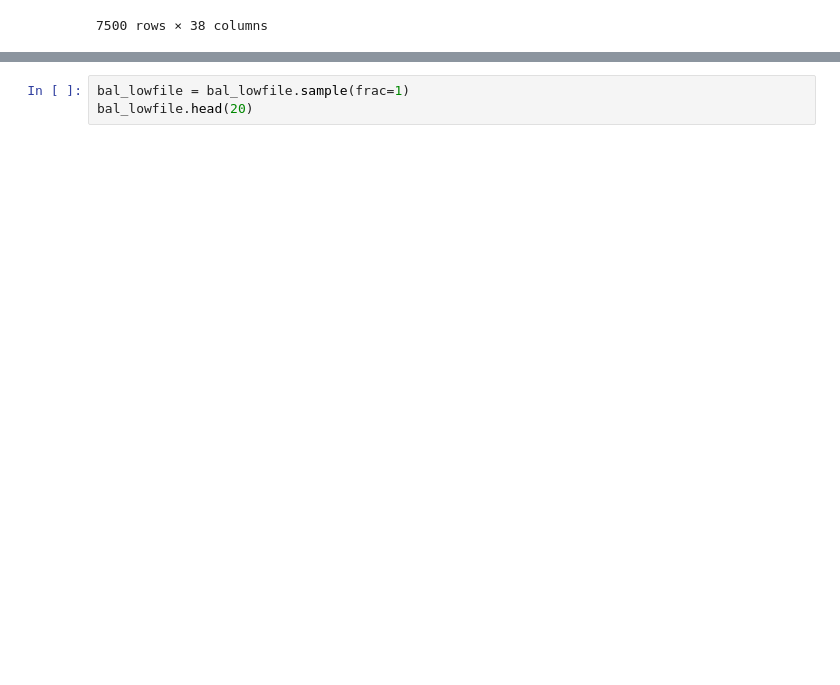
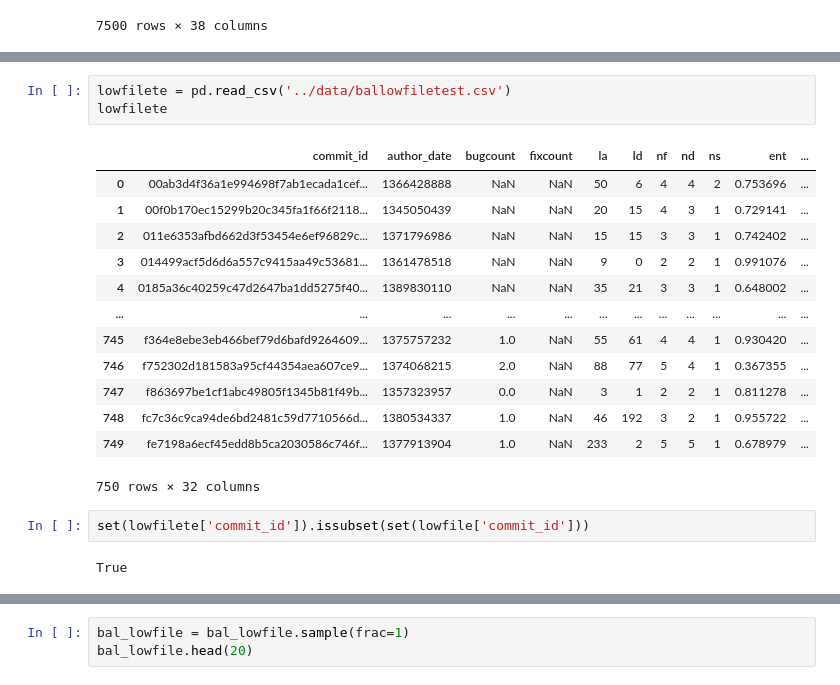
Before and after one commit to uw-swag/jit-bugpred, a Jupyter notebook: notebooks/moving_target.ipynb, the cells around one changed output, grey strips where cells are left out. Drawn from its saved outputs; the diff is of its cells as text; blank space fills up the shorter version.

```diff
--- a/notebooks/moving_target.ipynb
+++ b/notebooks/moving_target.ipynb
@@ -197,0 +235,21 @@ bal_lowfile
+# %%
+lowfilete = pd.read_csv('../data/ballowfiletest.csv')
+lowfilete
+# %% [output]
+|  | commit_id | author_date | bugcount | fixcount | la | ld | nf | nd | ns | ent | ... |
+| 0 | 00ab3d4f36a1e994698f7ab1ecada1cef... | 1366428888 | NaN | NaN | 50 | 6 | 4 | 4 | 2 | 0.753696 | ... |
+| 1 | 00f0b170ec15299b20c345fa1f66f2118... | 1345050439 | NaN | NaN | 20 | 15 | 4 | 3 | 1 | 0.729141 | ... |
+| 2 | 011e6353afbd662d3f53454e6ef96829c... | 1371796986 | NaN | NaN | 15 | 15 | 3 | 3 | 1 | 0.742402 | ... |
+| 3 | 014499acf5d6d6a557c9415aa49c53681... | 1361478518 | NaN | NaN | 9 | 0 | 2 | 2 | 1 | 0.991076 | ... |
+| 4 | 0185a36c40259c47d2647ba1dd5275f40... | 1389830110 | NaN | NaN | 35 | 21 | 3 | 3 | 1 | 0.648002 | ... |
+| ... | ... | ... | ... | ... | ... | ... | ... | ... | ... | ... | ... |
+| 745 | f364e8ebe3eb466bef79d6bafd9264609... | 1375757232 | 1.0 | NaN | 55 | 61 | 4 | 4 | 1 | 0.930420 | ... |
+| 746 | f752302d181583a95cf44354aea607ce9... | 1374068215 | 2.0 | NaN | 88 | 77 | 5 | 4 | 1 | 0.367355 | ... |
+| 747 | f863697be1cf1abc49805f1345b81f49b... | 1357323957 | 0.0 | NaN | 3 | 1 | 2 | 2 | 1 | 0.811278 | ... |
+| 748 | fc7c36c9ca94de6bd2481c59d7710566d... | 1380534337 | 1.0 | NaN | 46 | 192 | 3 | 2 | 1 | 0.955722 | ... |
+| 749 | fe7198a6ecf45edd8b5ca2030586c746f... | 1377913904 | 1.0 | NaN | 233 | 2 | 5 | 5 | 1 | 0.678979 | ... |
+750 rows × 32 columns
+# %%
+set(lowfilete['commit_id']).issubset(set(lowfile['commit_id']))
+# %% [output]
+True
```
Also changed, not shown: parts of 19 cells of this notebook, 5 other files.
